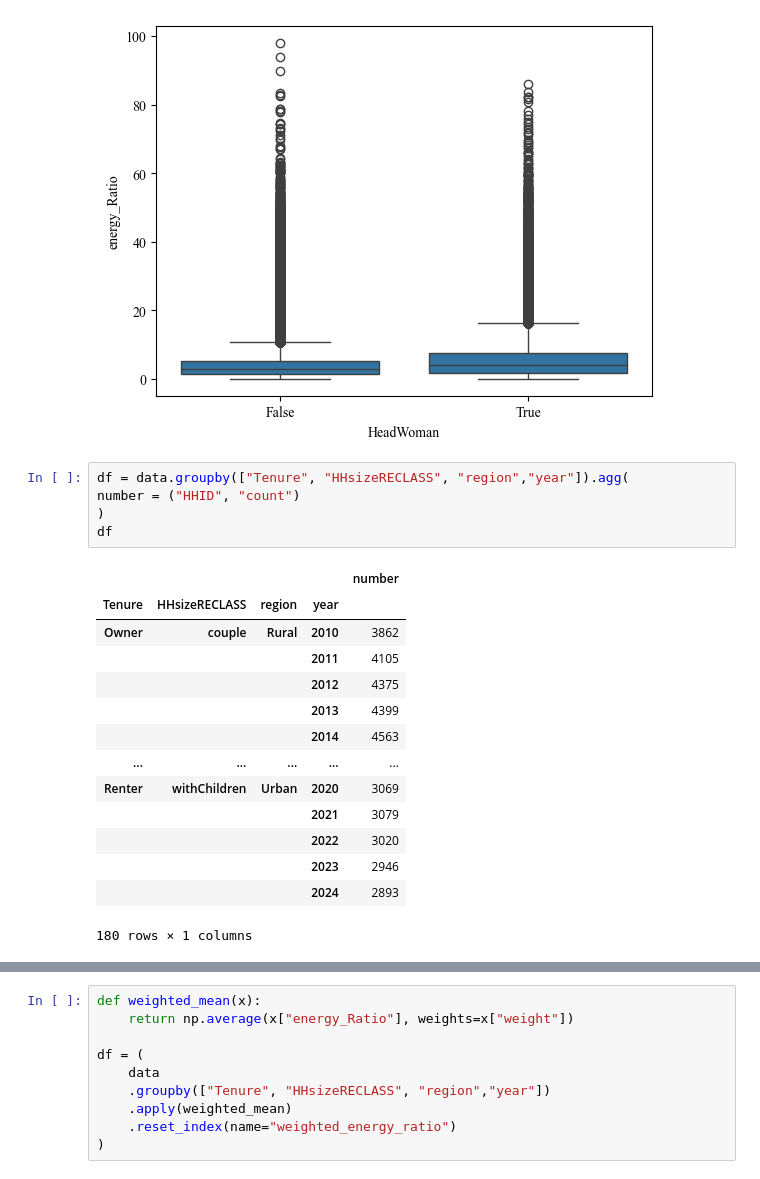
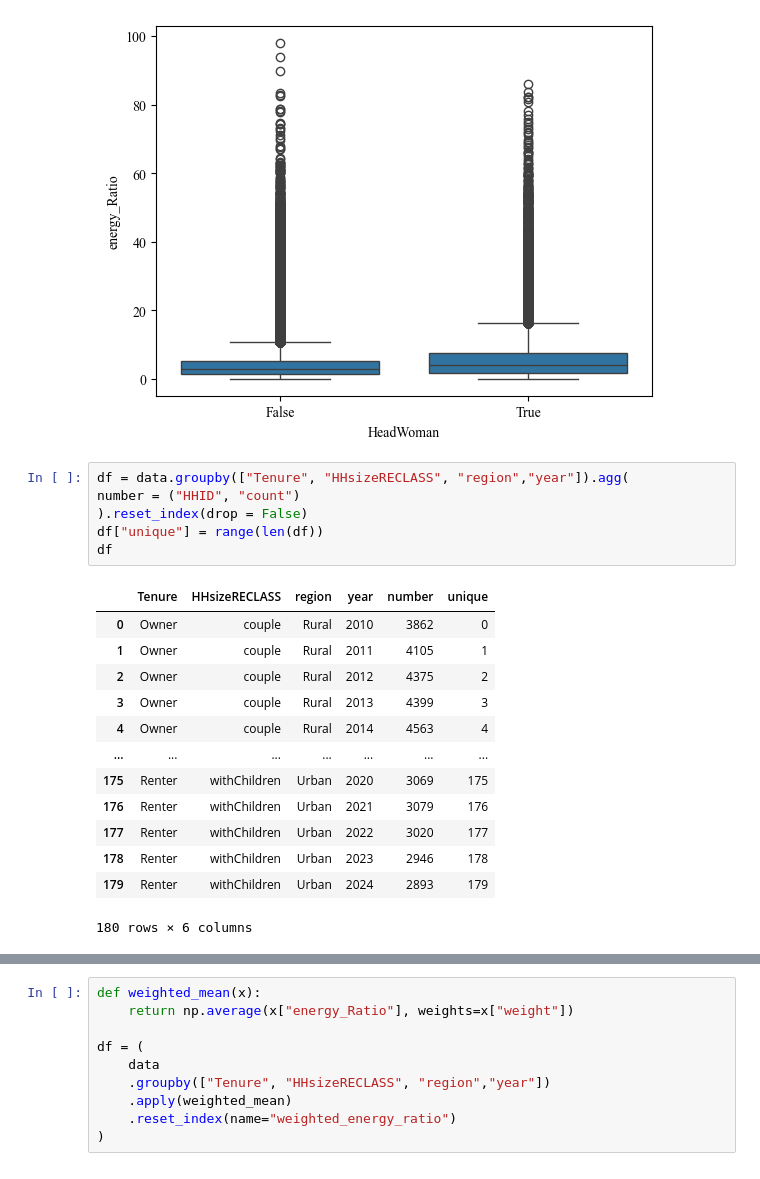
Before and after one commit to sinanarimani/energy-poverty, a Jupyter notebook: evaluation.ipynb, the cells around one changed output, grey strips where cells are left out. Drawn from its saved outputs; the diff is of its cells as text.

```diff
--- a/evaluation.ipynb
+++ b/evaluation.ipynb
@@ -1504,20 +1504,20 @@ sns.boxplot(
 # %%
 df = data.groupby(["Tenure", "HHsizeRECLASS", "region","year"]).agg(
 number = ("HHID", "count")
-)
+).reset_index(drop = False)
+df["unique"] = range(len(df))
 df
 # %% [output]
-|  |  |  |  | number |
-| Tenure | HHsizeRECLASS | region | year |  |
-| Owner | couple | Rural | 2010 | 3862 |
-|  |  |  | 2011 | 4105 |
-|  |  |  | 2012 | 4375 |
-|  |  |  | 2013 | 4399 |
-|  |  |  | 2014 | 4563 |
-| ... | ... | ... | ... | ... |
-| Renter | withChildren | Urban | 2020 | 3069 |
-|  |  |  | 2021 | 3079 |
-|  |  |  | 2022 | 3020 |
-|  |  |  | 2023 | 2946 |
-|  |  |  | 2024 | 2893 |
+|  | Tenure | HHsizeRECLASS | region | year | number | unique |
+| 0 | Owner | couple | Rural | 2010 | 3862 | 0 |
+| 1 | Owner | couple | Rural | 2011 | 4105 | 1 |
+| 2 | Owner | couple | Rural | 2012 | 4375 | 2 |
+| 3 | Owner | couple | Rural | 2013 | 4399 | 3 |
+| 4 | Owner | couple | Rural | 2014 | 4563 | 4 |
+| ... | ... | ... | ... | ... | ... | ... |
+| 175 | Renter | withChildren | Urban | 2020 | 3069 | 175 |
+| 176 | Renter | withChildren | Urban | 2021 | 3079 | 176 |
+| 177 | Renter | withChildren | Urban | 2022 | 3020 | 177 |
+| 178 | Renter | withChildren | Urban | 2023 | 2946 | 178 |
+| 179 | Renter | withChildren | Urban | 2024 | 2893 | 179 |
-180 rows × 1 columns
+180 rows × 6 columns
```
Also changed, not shown: parts of 11 cells of this notebook.
